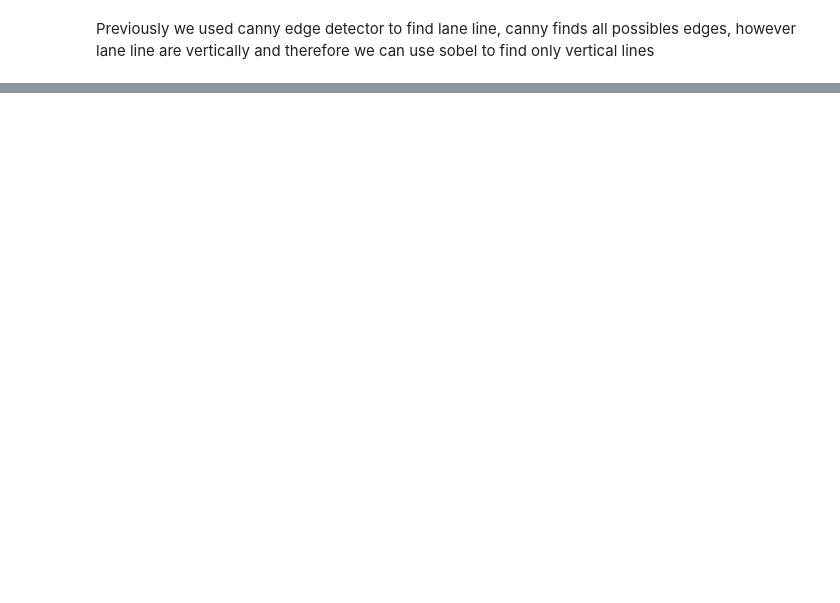
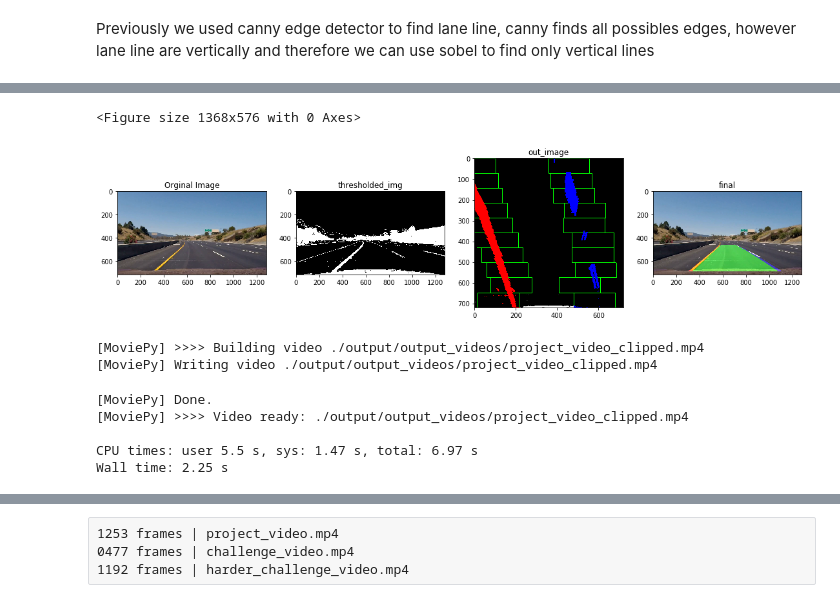
Before and after one commit to svh2811/Advanced-Lane-Finding, a Jupyter notebook: Advance lane finding pipeline.ipynb, the cells around one changed output, grey strips where cells are left out. Cells and saved outputs as stored; diff of their text form; code cells hidden in the pictures; blank space fills up the shorter version.

```diff
--- a/Advance lane finding pipeline.ipynb
+++ b/Advance lane finding pipeline.ipynb
@@ -89,0 +188,46 @@ Previously we used canny edge detector to find lane line, canny finds all possib
+# %%
+def process_video(imgFrame):
+    global videoFrame
+    global numberFrames
+    numberFrames += 1
+    visualize = True if (numberFrames % 50 == 0) else False
+    #visualize = False
+    try:
+        return lane_finding_pipeline(imgFrame, videoFrameObj, visualize = visualize)
+    except Exception as e:
+        print("#" * 10, numberFrames, str(e), "#" * 10)
+        raise Exception(e)
+# %%
+videoFrameObj = Frame()
+numberFrames = -1
+
+input_fileName = data_base_dir + "/test_videos/project_video_clipped.mp4"
+#input_fileName = data_base_dir + "/test_videos/project_video.mp4"
+#input_fileName = data_base_dir + "/challenge_videos/challenge_video.mp4"
+#input_fileName = data_base_dir + "/challenge_videos/harder_challenge_video.mp4"
+
+video = VideoFileClip(input_fileName, audio = False)
+processed_video = video.fl_image(process_video)
+
+output_fileName = output_base_dir + "/output_videos/project_video_clipped.mp4"
+#output_fileName = output_base_dir + "/output_videos/project_video.mp4"
+#output_fileName = output_base_dir + "/output_videos/challenge_video.mp4"
+#output_fileName = output_base_dir + "/output_videos/harder_challenge_video.mp4"
+% time processed_video.write_videofile(output_fileName, audio = False)
+
+from IPython.display import HTML
+HTML("""
+<video width="960" height="540" controls>
+  <source src="{0}">
+</video>
+""".format(output_fileName))
+# %% [output]
+<Figure size 1368x576 with 0 Axes>
+[figure, added]
+[MoviePy] >>>> Building video ./output/output_videos/project_video_clipped.mp4
+[MoviePy] Writing video ./output/output_videos/project_video_clipped.mp4
+[MoviePy] Done.
+[MoviePy] >>>> Video ready: ./output/output_videos/project_video_clipped.mp4
+
+CPU times: user 5.5 s, sys: 1.47 s, total: 6.97 s
+Wall time: 2.25 s
@@ -89,0 +235,4 @@ Previously we used canny edge detector to find lane line, canny finds all possib
+# %% [raw]
+1253 frames | project_video.mp4
+0477 frames | challenge_video.mp4
+1192 frames | harder_challenge_video.mp4
```
Also changed, not shown: parts of 15 cells of this notebook.
